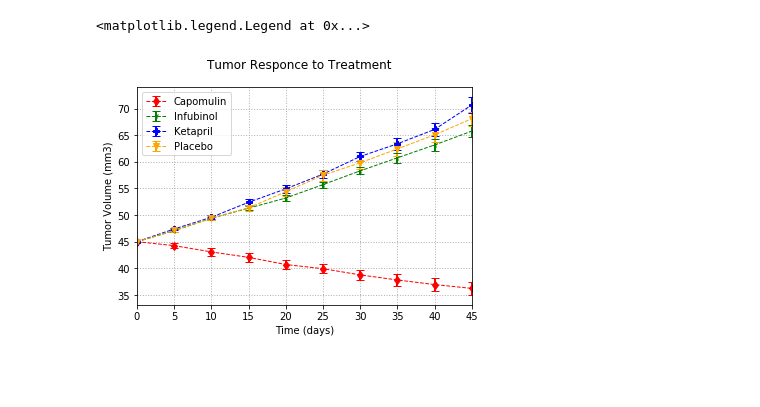
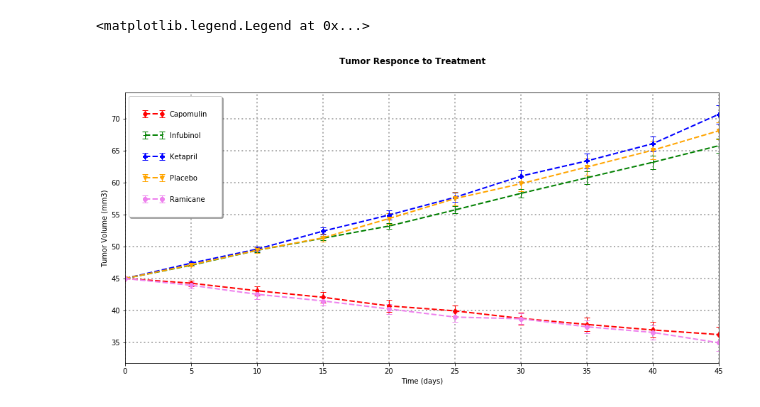
Before and after one commit to Gryazzz/Pymaceuticals_Matplotlib, a Jupyter notebook: Pymaceuticals.ipynb, the cells around one changed output. Drawn from its saved outputs; the diff is of its cells as text; code cells hidden in the pictures; blank space fills up the shorter version.

```diff
--- a/Pymaceuticals.ipynb
+++ b/Pymaceuticals.ipynb
@@ -54,25 +54,26 @@ tt_err.head()
 # %%
 # Make basis for plots
 # Colors can be changed, as well as any other drugs can be added or excluded from a list, if someone wants to.
-colorcycle = cycle(['r', 'g', 'b', 'orange'])
+colorcycle = cycle(['r', 'g', 'b', 'orange', 'violet'])
 markercycle = cycle(['d', '3', 'P', 'v', '8', 'h'])
-drug_list = ['Capomulin', 'Infubinol', 'Ketapril','Placebo']
+drug_list = ['Capomulin', 'Infubinol', 'Ketapril','Placebo', 'Ramicane']
 # %%
 # Create subplots
 fig, ax = plt.subplots()
+fig.suptitle('Tumor Responce to Treatment', fontsize=12, fontweight="bold")
+fig.set_size_inches(15,7)
+plt.rcParams['legend.numpoints'] = 2 # Set 2 markers in legend
 ax.set_xlim(tt_mean['Timepoint'][0], tt_mean['Timepoint'].max(), 1)
 
 for drug in tt_mean.columns:
     if drug in drug_list:
         ax.errorbar(tt_mean['Timepoint'], tt_mean[drug], tt_err[drug], c = next(colorcycle),
-                        linestyle='dashed', fmt=next(markercycle), label=drug, linewidth=1, capsize=4, elinewidth=2)
-
-fig.suptitle('Tumor Responce to Treatment', fontsize=12)
+                         fmt=next(markercycle), linestyle='dashed', label=drug, linewidth=2, capsize=4, elinewidth=1)
 
 ax.set_xlabel('Time (days)')
 ax.set_ylabel('Tumor Volume (mm3)')
-ax.grid(linestyle='dotted', linewidth=1)
-ax.legend()
+ax.grid(linestyle='dotted', linewidth=2)
+ax.legend(loc='best', fancybox=True, shadow=True, borderpad=2, labelspacing=2, handlelength=3)
 # %% [output]
 <matplotlib.legend.Legend at 0x...>
-[figure, old version]
+[figure, new version]
```
Also changed, not shown: parts of 10 cells of this notebook.
